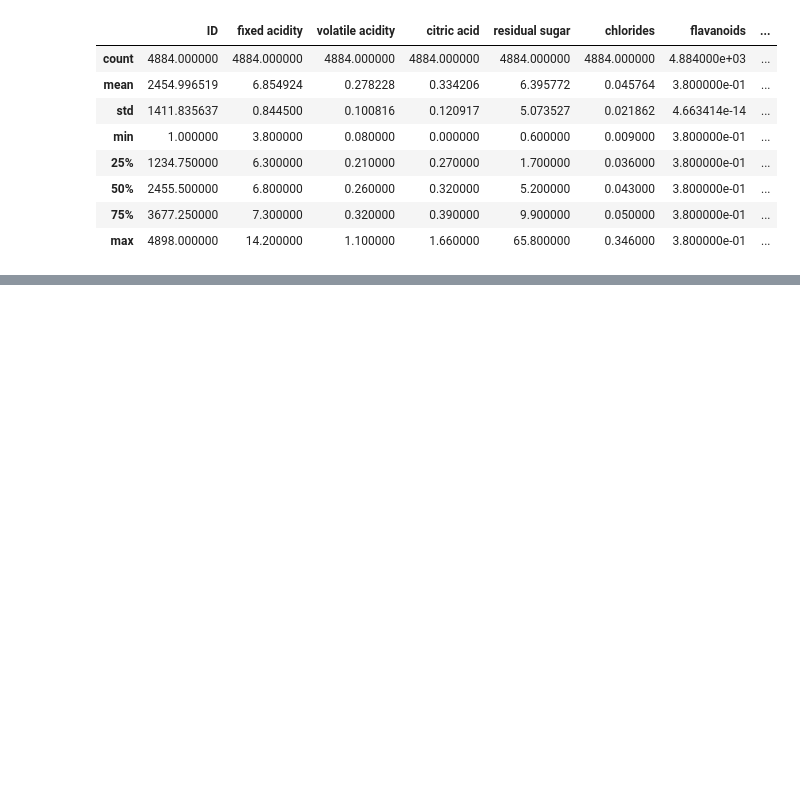
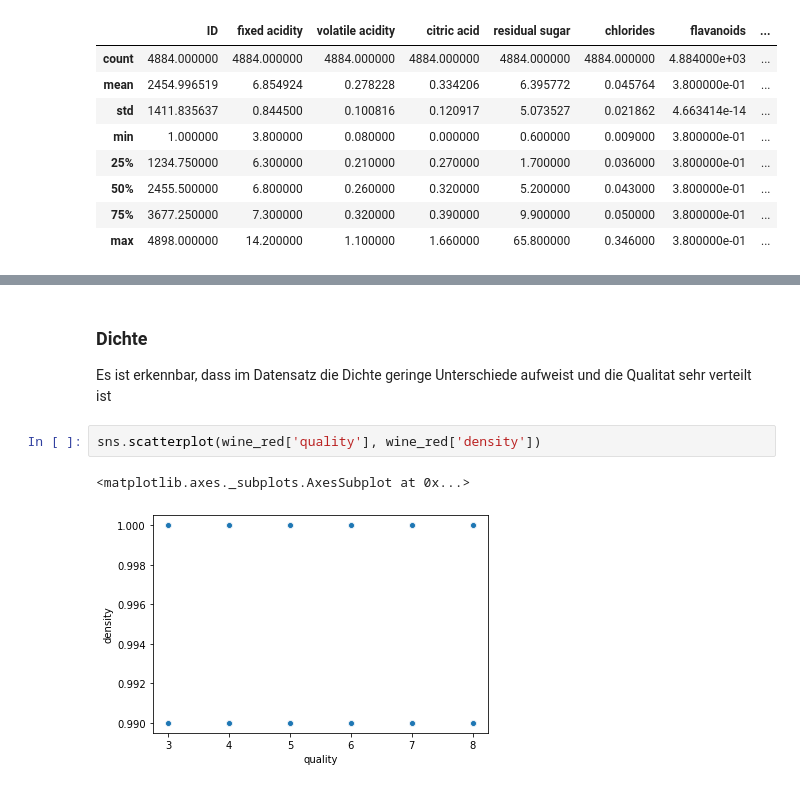
Before and after one commit to proohit/trends-in-ds-team1, a Jupyter notebook: general_exploration.ipynb, the cells around one changed output, grey strips where cells are left out. Cells and saved outputs as stored; diff of their text form; blank space fills up the shorter version.

```diff
--- a/general_exploration.ipynb
+++ b/general_exploration.ipynb
@@ -87,0 +110,9 @@ AttributeError: module 'seaborn' has no attribute 'hist'
+# %% [markdown]
+### Dichte
+
+Es ist erkennbar, dass im Datensatz die Dichte geringe Unterschiede aufweist und die Qualitat sehr verteilt ist
+# %%
+sns.scatterplot(wine_red['quality'], wine_red['density'])
+# %% [output]
+<matplotlib.axes._subplots.AxesSubplot at 0x...>
+[figure, added]
```
Also changed, not shown: parts of 22 cells of this notebook.
